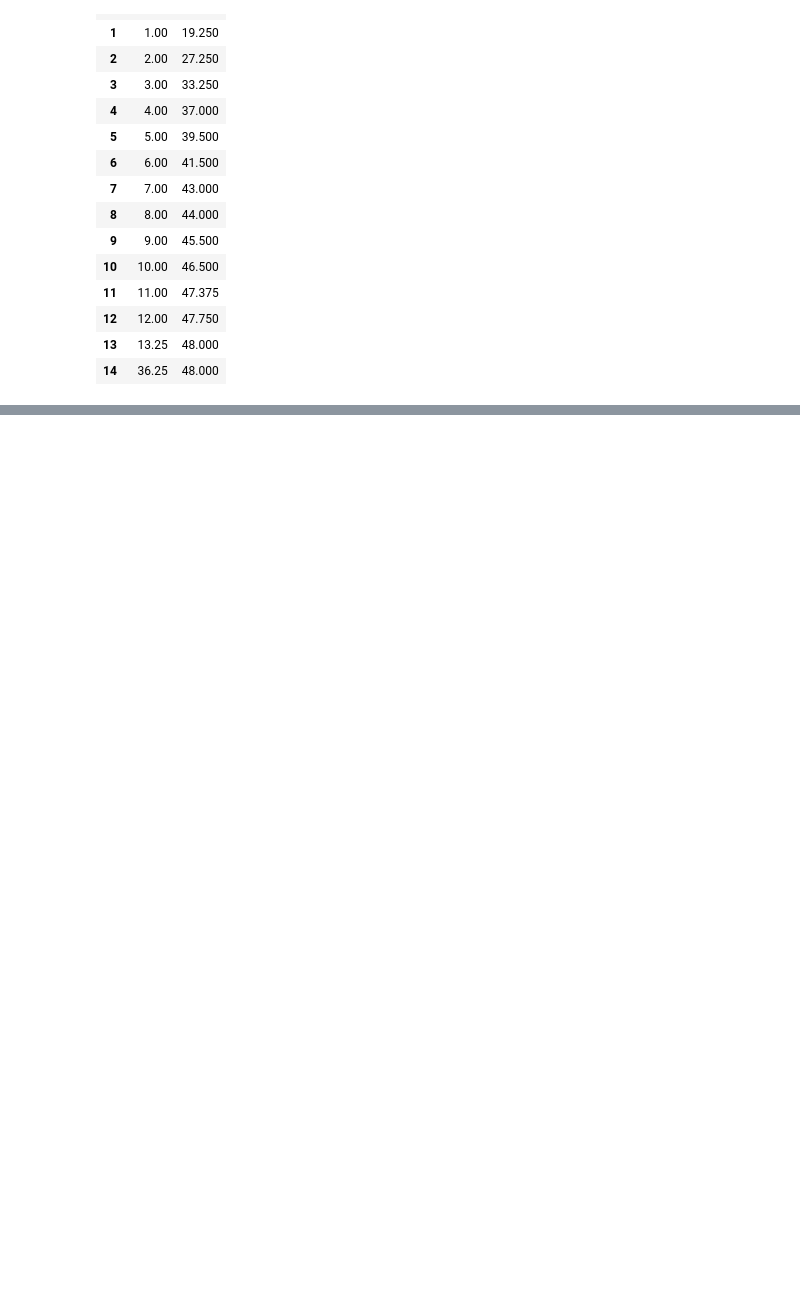
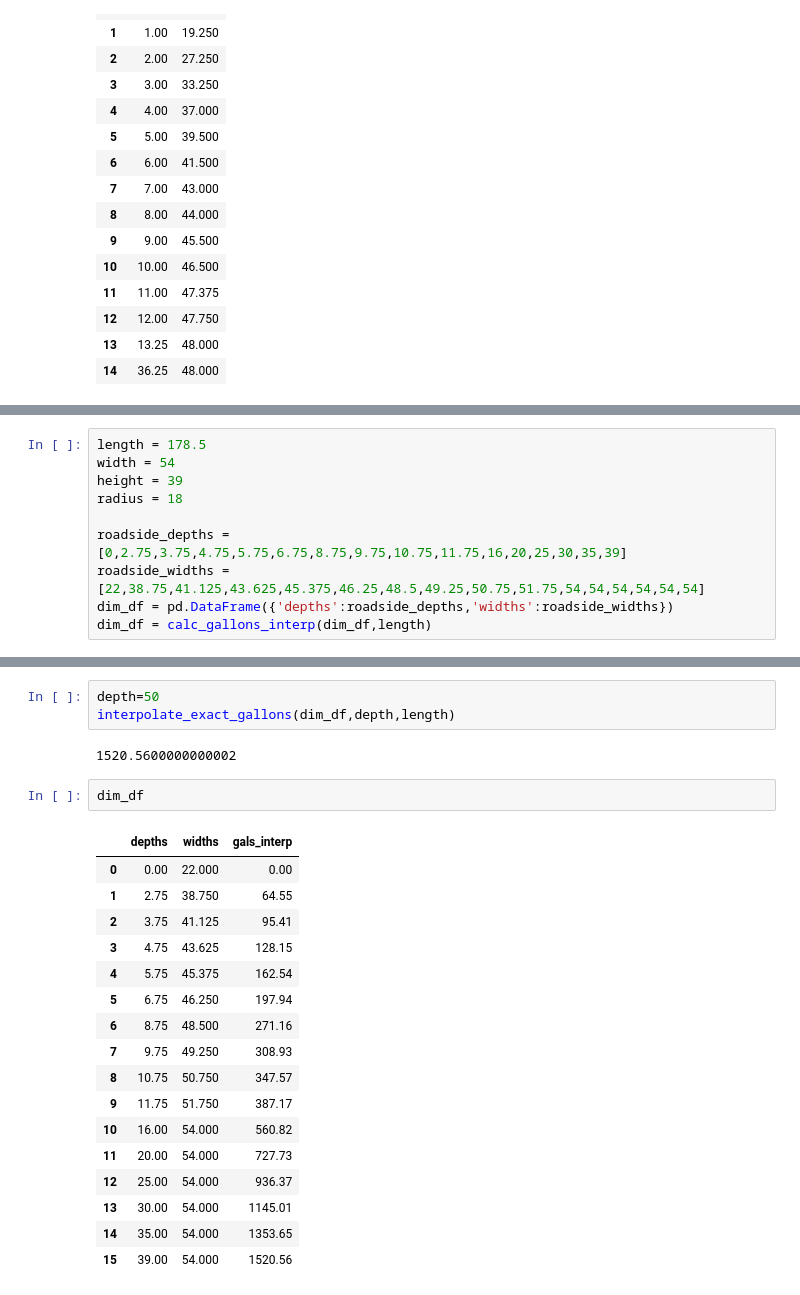
Before and after one commit to jeremymatt/sugar_house_monitor, a Jupyter notebook: testing.ipynb, the cells around one changed output, grey strips where cells are left out. Cells and saved outputs as stored; diff of their text form; blank space fills up the shorter version.

```diff
--- a/testing.ipynb
+++ b/testing.ipynb
@@ -314,0 +317,10 @@ for i in brookside_dimension_df.index[1:]:
+# %%
+length = 178.5
+width = 54
+height = 39
+radius = 18
+
+roadside_depths = [0,2.75,3.75,4.75,5.75,6.75,8.75,9.75,10.75,11.75,16,20,25,30,35,39]
+roadside_widths = [22,38.75,41.125,43.625,45.375,46.25,48.5,49.25,50.75,51.75,54,54,54,54,54,54]
+dim_df = pd.DataFrame({'depths':roadside_depths,'widths':roadside_widths})
+dim_df = calc_gallons_interp(dim_df,length)
@@ -314,0 +346,25 @@ for i in brookside_dimension_df.index[1:]:
+# %%
+depth=50
+interpolate_exact_gallons(dim_df,depth,length)
+# %% [output]
+1520.5600000000002
+# %%
+dim_df
+# %% [output]
+|  | depths | widths | gals_interp |
+| 0 | 0.00 | 22.000 | 0.00 |
+| 1 | 2.75 | 38.750 | 64.55 |
+| 2 | 3.75 | 41.125 | 95.41 |
+| 3 | 4.75 | 43.625 | 128.15 |
+| 4 | 5.75 | 45.375 | 162.54 |
+| 5 | 6.75 | 46.250 | 197.94 |
+| 6 | 8.75 | 48.500 | 271.16 |
+| 7 | 9.75 | 49.250 | 308.93 |
+| 8 | 10.75 | 50.750 | 347.57 |
+| 9 | 11.75 | 51.750 | 387.17 |
+| 10 | 16.00 | 54.000 | 560.82 |
+| 11 | 20.00 | 54.000 | 727.73 |
+| 12 | 25.00 | 54.000 | 936.37 |
+| 13 | 30.00 | 54.000 | 1145.01 |
+| 14 | 35.00 | 54.000 | 1353.65 |
+| 15 | 39.00 | 54.000 | 1520.56 |
```
Also changed, not shown: parts of 6 cells of this notebook.
